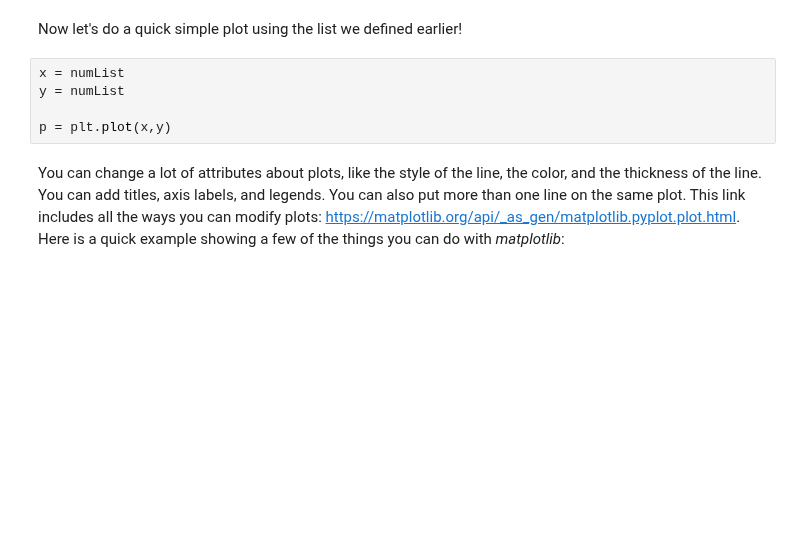
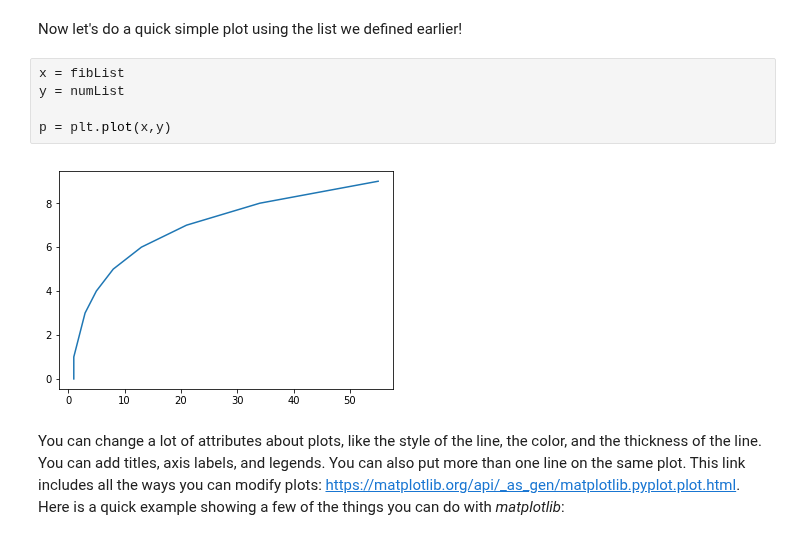
Before and after one commit to astroumd/GradMap, a Jupyter notebook: notebooks/Lectures2019/Lecture1/GradMap_L1_Student.ipynb, the cells around one changed output. Saved outputs shown, nothing was run; the diff lists cells and outputs as text; blank space fills up the shorter version.

```diff
--- a/notebooks/Lectures2019/Lecture1/GradMap_L1_Student.ipynb
+++ b/notebooks/Lectures2019/Lecture1/GradMap_L1_Student.ipynb
@@ -120,10 +144,12 @@ import matplotlib.pyplot as plt
 # %% [markdown]
 Now let's do a quick simple plot using the list we defined earlier!
 # %%
-x = numList
+x = fibList
 y = numList
 
 p = plt.plot(x,y)
+# %% [output]
+[figure, added]
 # %% [markdown]
 You can change a lot of attributes about plots, like the style of the line, the color, and the thickness of the line. You can add titles, axis labels, and legends. You can also put more than one line on the same plot. This link includes all the ways you can modify plots: https://matplotlib.org/api/_as_gen/matplotlib.pyplot.plot.html. Here is a quick example showing a few of the things you can do with _matplotlib_:
 # %%
```
Also changed, not shown: parts of 15 cells of this notebook, 9 other files.
